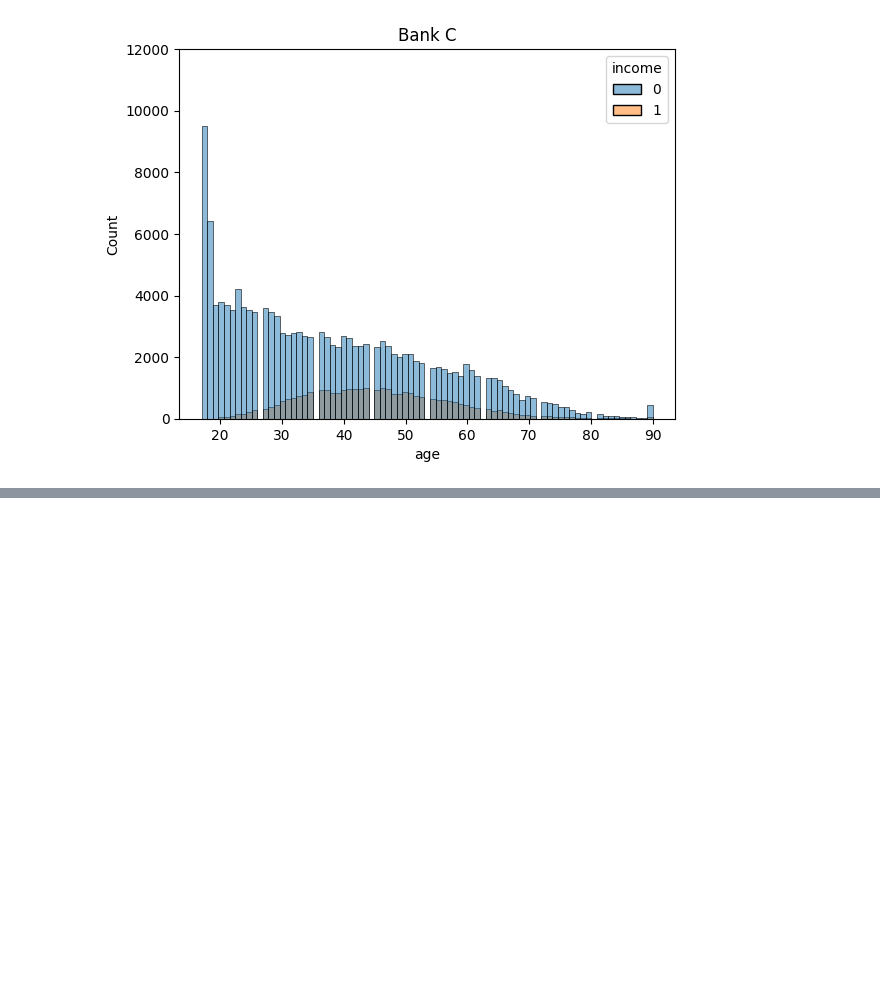
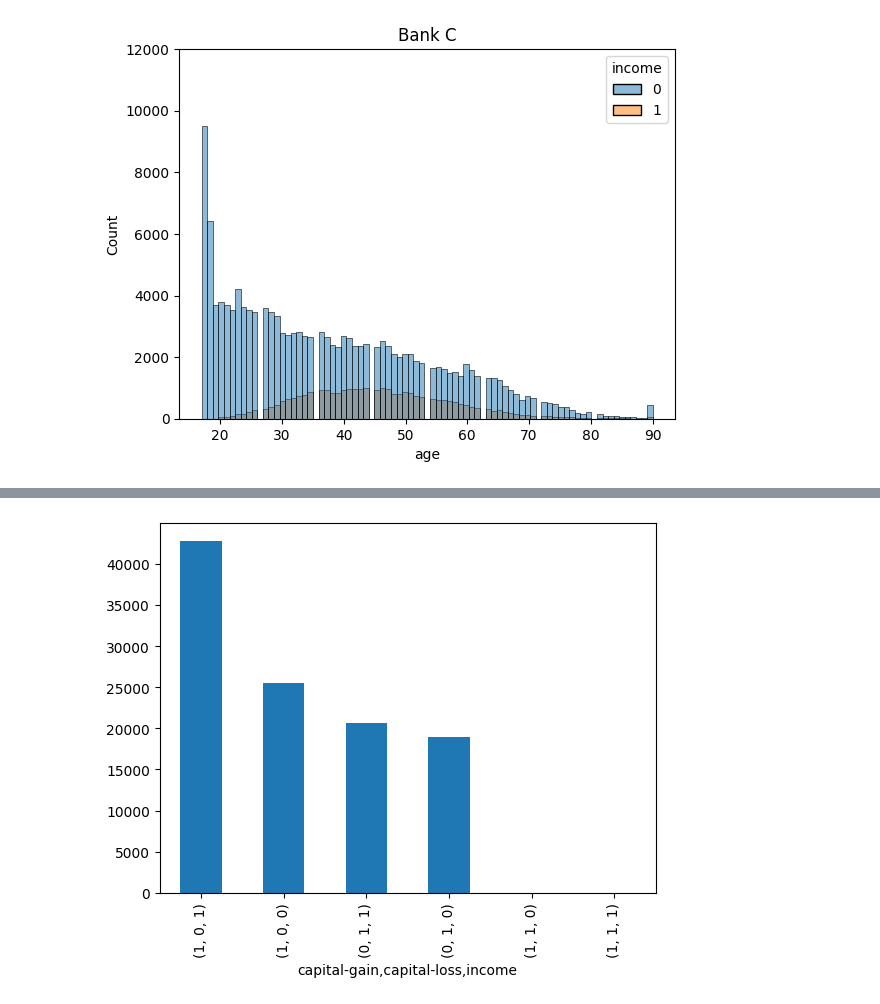
Before and after one commit to mdielacher/FHSTP_FML_assignment2, a Jupyter notebook: notebooks/data_findings.ipynb, the cells around one changed output, grey strips where cells are left out. Saved outputs shown, nothing was run; the diff lists cells and outputs as text; code cells hidden in the pictures; blank space fills up the shorter version.

Commit message:
added VIF and capital-gain/loss analysis

```diff
--- a/notebooks/data_findings.ipynb
+++ b/notebooks/data_findings.ipynb
@@ -400,2 +441,3 @@ Best Features: [Index(['capital-gain', 'capital-loss', 'educational-num', 'marit
 # %%
-df['Capital Diff'] = df['capital-gain'] - df['capital-loss']
+filtered_df = df[(df['capital-gain'] != 0) | (df['capital-loss'] != 0)]
+filtered_df
@@ -402,2 +458,2 @@ df['Capital Diff'] = df['capital-gain'] - df['capital-loss']
 # %%
-df[['capital-gain', 'capital-loss', 'income']].value_counts('income')
+filtered_df = filtered_df[['capital-gain', 'capital-loss', 'income']]
@@ -468,0 +460,3 @@ print(f"Best Features: {selected_features}")
+# %%
+filtered_df['capital-gain'] = filtered_df['capital-gain'].apply(lambda x: 1 if x > 0 else x)
+filtered_df['capital-loss'] = filtered_df['capital-loss'].apply(lambda x: 1 if x > 0 else x)
@@ -468,0 +474,4 @@ print(f"Best Features: {selected_features}")
+# %%
+filtered_df.value_counts().plot(kind='bar');
+# %% [output]
+[figure, added]
```
Also changed, not shown: parts of 18 cells of this notebook.
